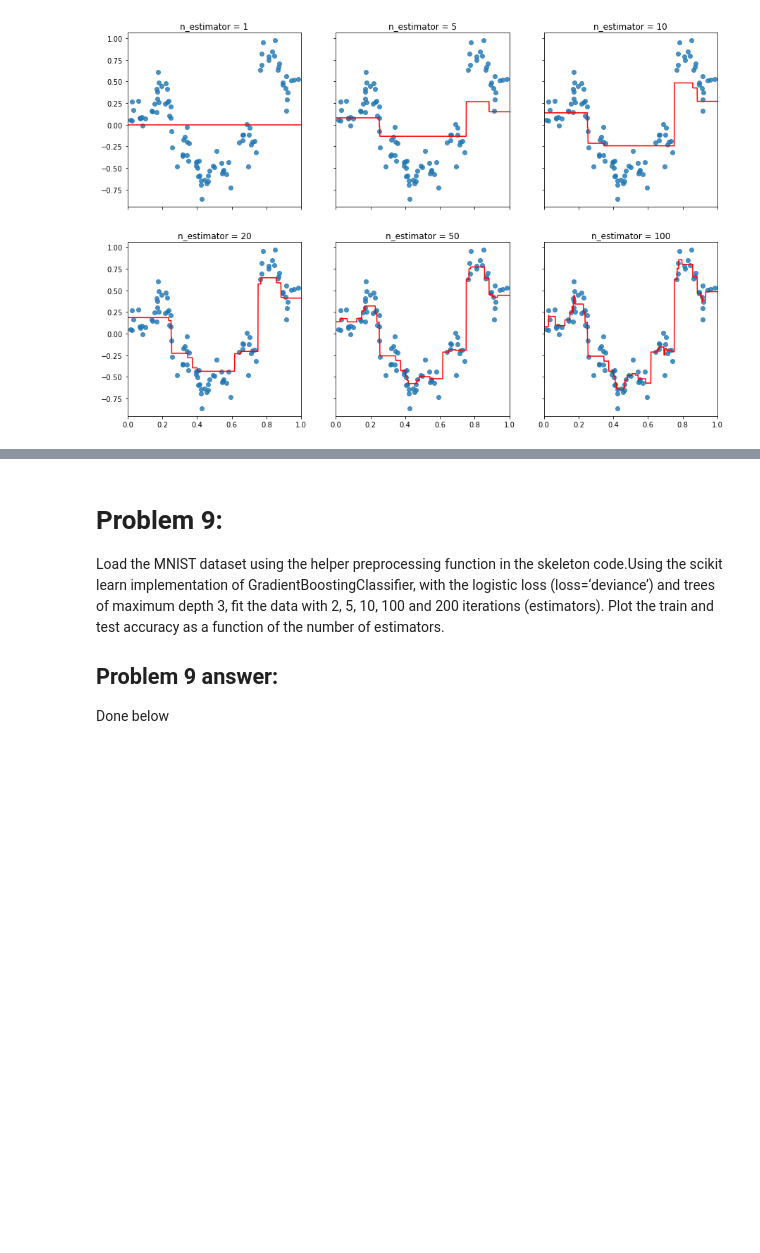
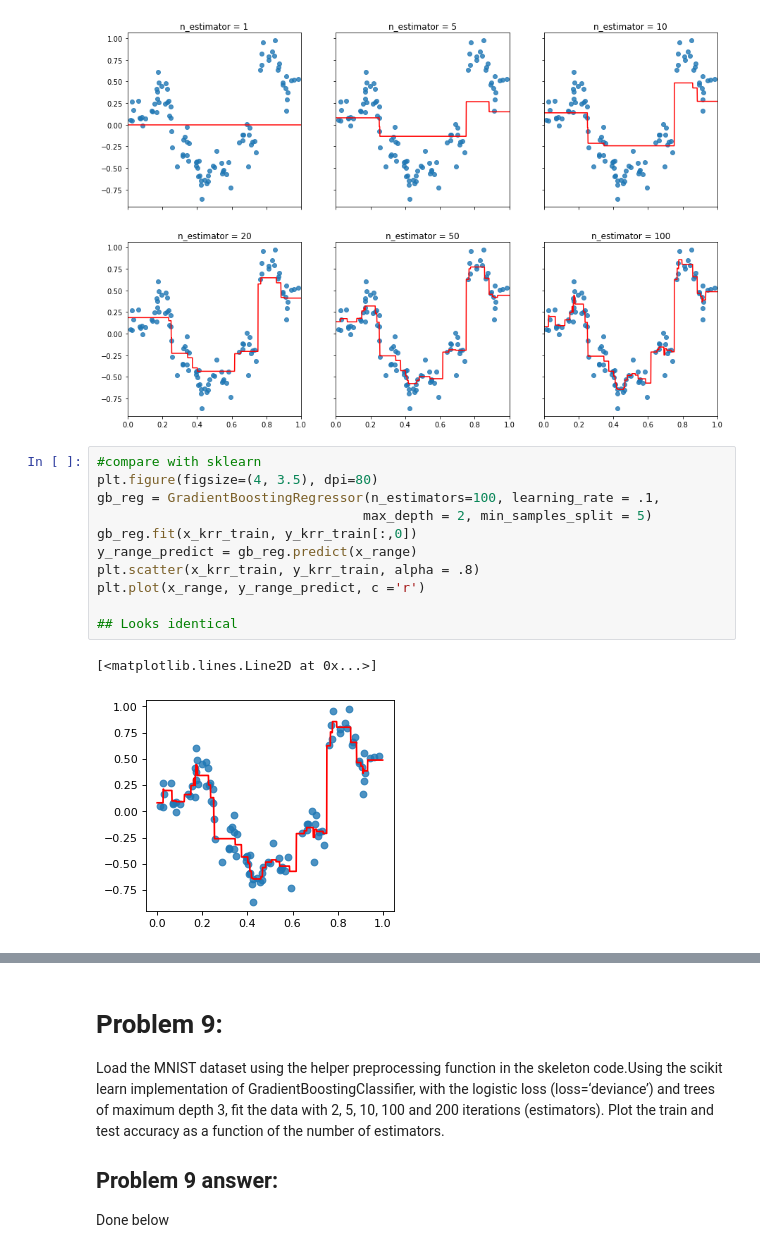
Before and after one commit to jgeorge313/Sem_2, a Jupyter notebook: DS_GA_1003/HW/hw6/HW 6 JG6615.ipynb, the cells around one changed output, grey strips where cells are left out. Drawn from its saved outputs; the diff is of its cells as text; blank space fills up the shorter version.

```diff
--- a/DS_GA_1003/HW/hw6/HW 6 JG6615.ipynb
+++ b/DS_GA_1003/HW/hw6/HW 6 JG6615.ipynb
@@ -653,6 +653,20 @@ for idx, i, tt in zip(product([0, 1], [0, 1, 2]),
     axarr2[idx[0], idx[1]].set_xlim(0, 1)
 # %% [output]
 [figure]
+# %%
+#compare with sklearn
+plt.figure(figsize=(4, 3.5), dpi=80)
+gb_reg = GradientBoostingRegressor(n_estimators=100, learning_rate = .1,
+                                  max_depth = 2, min_samples_split = 5)
+gb_reg.fit(x_krr_train, y_krr_train[:,0])
+y_range_predict = gb_reg.predict(x_range)
+plt.scatter(x_krr_train, y_krr_train, alpha = .8)
+plt.plot(x_range, y_range_predict, c ='r')
+
+## Looks identical
+# %% [output]
+[<matplotlib.lines.Line2D at 0x...>]
+[figure, added]
 # %% [markdown]
 <div style="page-break-after: always;"></div>
 # %% [markdown]
```
Also changed, not shown: parts of 8 cells of this notebook.
